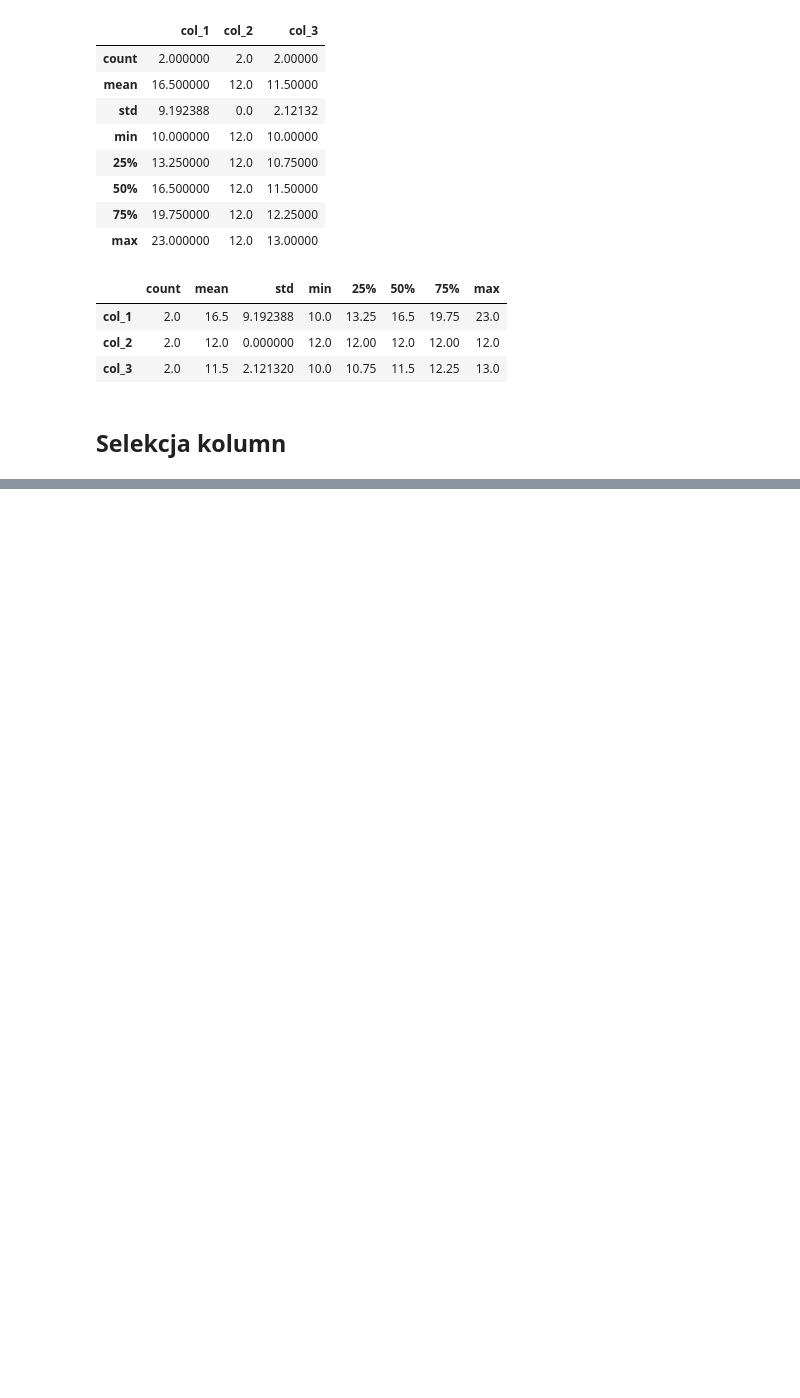
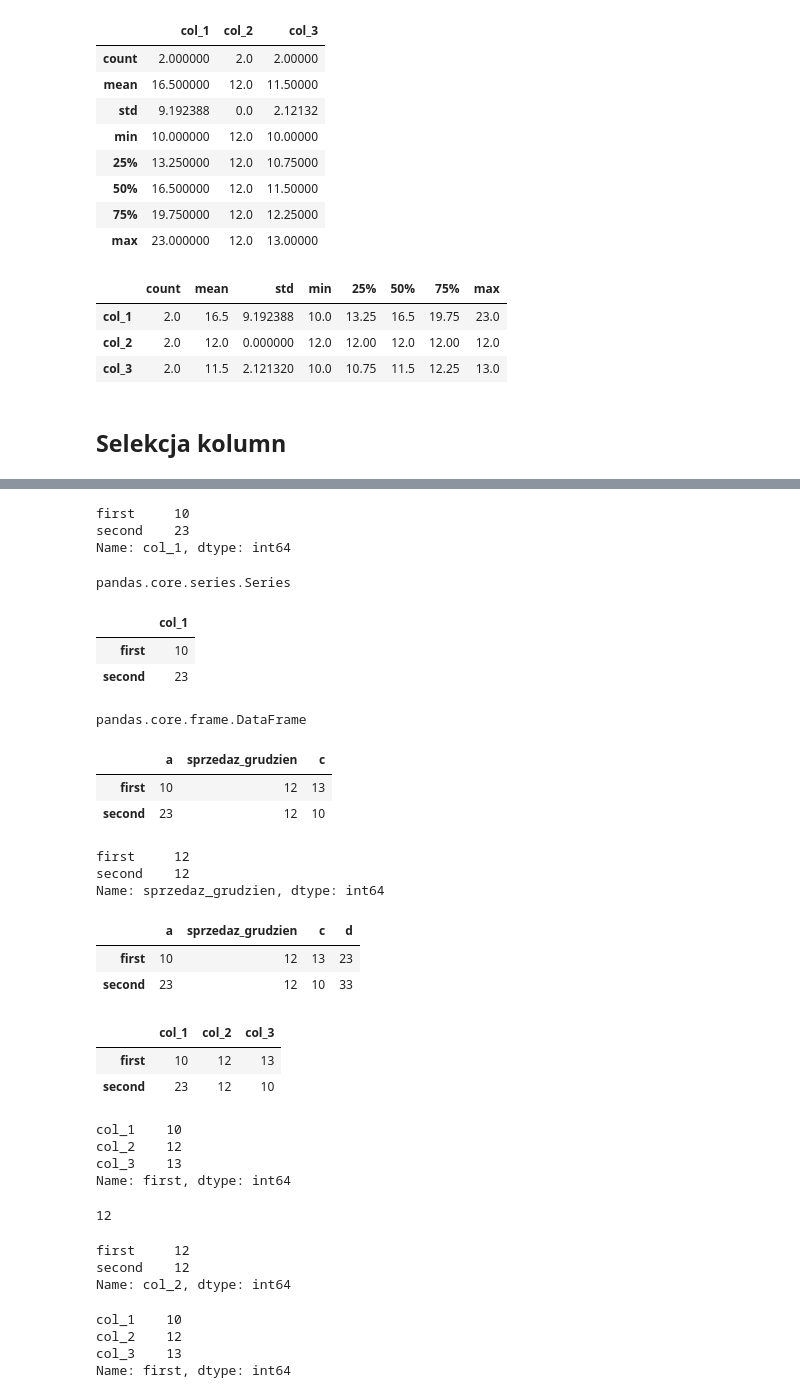
Before and after one commit to sirdrigar/data-science-bootcamp, a Jupyter notebook: 02_analiza_danych/01_pandas_intro.ipynb, the cells around one changed output, grey strips where cells are left out. Saved outputs shown, nothing was run; the diff lists cells and outputs as text; code cells hidden in the pictures; blank space fills up the shorter version.

```diff
--- a/02_analiza_danych/01_pandas_intro.ipynb
+++ b/02_analiza_danych/01_pandas_intro.ipynb
@@ -290,0 +295,71 @@ df
+# %%
+df['col_1']
+# %% [output]
+first     10
+second    23
+Name: col_1, dtype: int64
+# %%
+type(df['col_1'])
+# %% [output]
+pandas.core.series.Series
+# %%
+df[['col_1']]
+# %% [output]
+|  | col_1 |
+| first | 10 |
+| second | 23 |
+# %%
+type(df[['col_1']])
+# %% [output]
+pandas.core.frame.DataFrame
+# %%
+df.columns = ['a', 'sprzedaz_grudzien', 'c']
+df
+# %% [output]
+|  | a | sprzedaz_grudzien | c |
+| first | 10 | 12 | 13 |
+| second | 23 | 12 | 10 |
+# %%
+df.sprzedaz_grudzien
+# %% [output]
+first     12
+second    12
+Name: sprzedaz_grudzien, dtype: int64
+# %%
+df['d'] = df.a + df.c
+df
+# %% [output]
+|  | a | sprzedaz_grudzien | c | d |
+| first | 10 | 12 | 13 | 23 |
+| second | 23 | 12 | 10 | 33 |
+# %%
+df = pd.DataFrame(data=[[10, 12, 13], [23, 12, 10]], index=['first', 'second'], columns=['col_1', 'col_2', 'col_3'])
+df
+# %% [output]
+|  | col_1 | col_2 | col_3 |
+| first | 10 | 12 | 13 |
+| second | 23 | 12 | 10 |
+# %%
+df.loc['first']
+# %% [output]
+col_1    10
+col_2    12
+col_3    13
+Name: first, dtype: int64
+# %%
+df.loc['first', 'col_2']
+# %% [output]
+12
+# %%
+df.loc[:, 'col_2']
+# %% [output]
+first     12
+second    12
+Name: col_2, dtype: int64
+# %%
+df.iloc[0]
+# %% [output]
+col_1    10
+col_2    12
+col_3    13
+Name: first, dtype: int64
```
Also changed, not shown: parts of 2 cells of this notebook.
